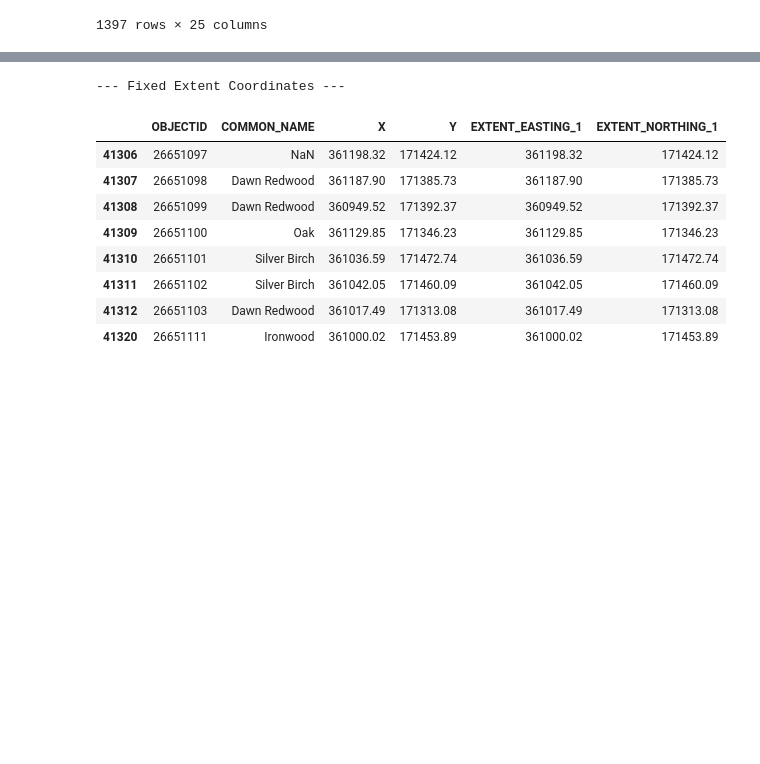
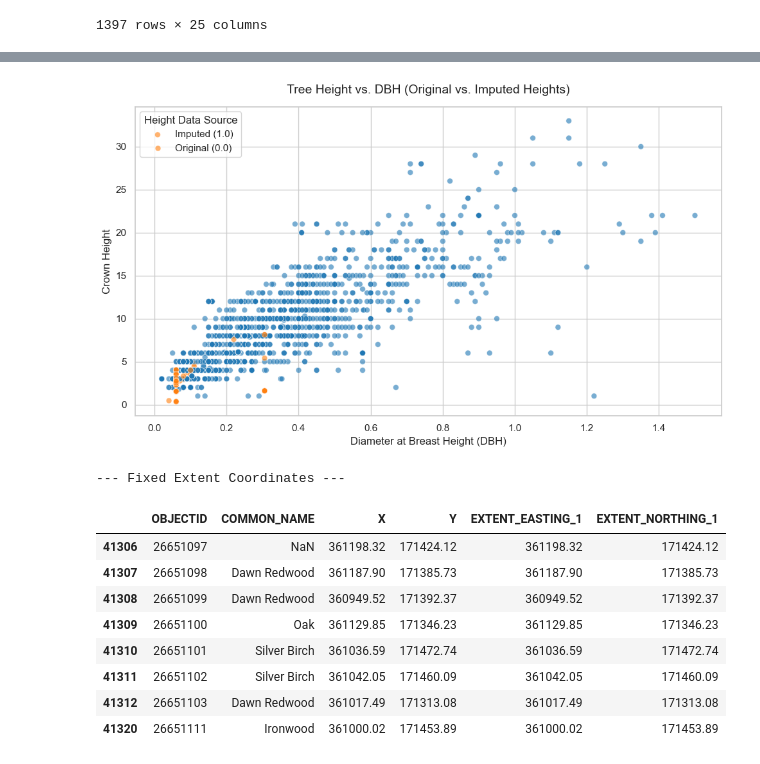
Before and after one commit to livbrannan/Quantify-Bristol-Trees-on-Traffic-NOx, a Jupyter notebook: Tree_data_processing/AREA_HEIGHT_MERGE.ipynb, the cells around one changed output, grey strips where cells are left out. Drawn from its saved outputs; the diff is of its cells as text; code cells hidden in the pictures; blank space fills up the shorter version.

Commit message:
plot check of height imputation ok

```diff
--- a/Tree_data_processing/AREA_HEIGHT_MERGE.ipynb
+++ b/Tree_data_processing/AREA_HEIGHT_MERGE.ipynb
@@ -224,6 +224,7 @@ columns_to_keep = [
     'Data Source',
     'tree_group',
     'CROWN_HEIGHT_interpolated',
+    'height_imputed_flag'
 ]
 
 # 3. Overwrite the dataframe with only that specific subset of columns
@@ -247,3 +248,42 @@ df_cleaned
+# %%
+import matplotlib.pyplot as plt
+import seaborn as sns
+
+# 1. Fill any NaNs in the flag column with 0.0 (assuming non-imputed trees are 0 or NaN)
+# and convert to a string so Seaborn treats it as two distinct categories (colors)
+# instead of a continuous gradient map.
+df_plot = df_cleaned.copy()
+df_plot['height_imputed_flag'] = df_plot['height_imputed_flag'].fillna(0.0).astype(str)
+
+# 2. Set up the visual style
+plt.figure(figsize=(10, 6))
+sns.set_theme(style="whitegrid")
+
+# 3. Create the scatter plot
+# Using alpha=0.6 makes the dots slightly transparent so we can see overlapping points
+sns.scatterplot(
+    data=df_plot,
+    x='DBH',
+    y='CROWN_HEIGHT_interpolated',
+    hue='height_imputed_flag',
+    palette={'0.0': '#1f77b4', '1.0': '#ff7f0e'}, # Blue for real, Orange for imputed
+    alpha=0.6,
+    s=40 # Dot size
+)
+
+# 4. Add clear labels and a title
+plt.title('Tree Height vs. DBH (Original vs. Imputed Heights)', fontsize=14, pad=15)
+plt.xlabel('Diameter at Breast Height (DBH)', fontsize=12)
+plt.ylabel('Crown Height', fontsize=12)
+
+# 5. Clean up the legend
+plt.legend(title='Height Data Source', labels=['Imputed (1.0)', 'Original (0.0)'])
+
+# 6. Show the plot
+plt.tight_layout()
+plt.show()
+# %% [output]
+[figure, added]
 # %%
 import pandas as pd
 import numpy as np
```
Also changed, not shown: parts of 1 cell of this notebook.
